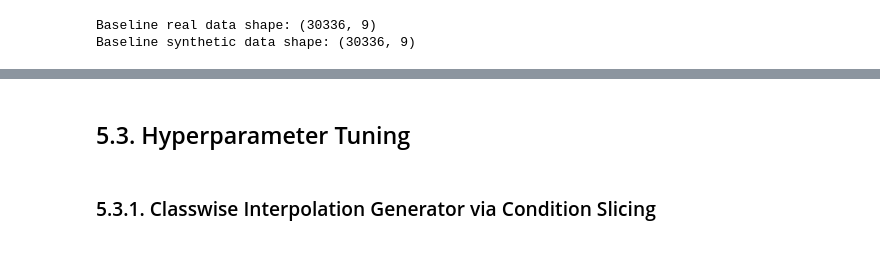
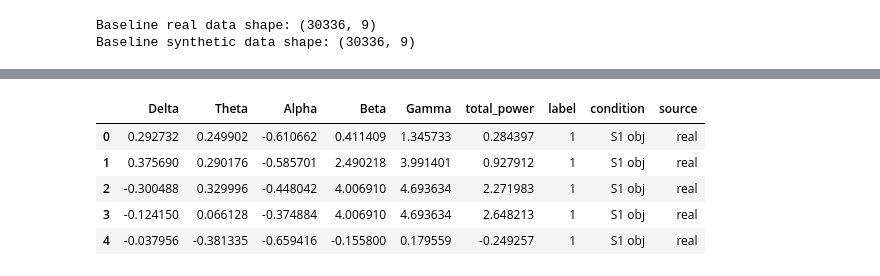
Before and after one commit to ZhaoJackson/Synthetic_EEG_Generation, a Jupyter notebook: src/phase5_synthetic_modeling.ipynb, the cells around one changed output, grey strips where cells are left out. Drawn from its saved outputs; the diff is of its cells as text; code cells hidden in the pictures.

```diff
--- a/src/phase5_synthetic_modeling.ipynb
+++ b/src/phase5_synthetic_modeling.ipynb
@@ -9,6 +9,7 @@ from pathlib import Path
 from itertools import product
 import json
 import time
+import random
 
 from scipy.stats import ks_2samp, spearmanr
 from scipy.spatial.distance import cdist
@@ -17,19 +18,33 @@ from sklearn.ensemble import RandomForestClassifier
 from sklearn.model_selection import train_test_split
 from sklearn.preprocessing import StandardScaler
 
+import torch
+import torch.nn as nn
+import torch.optim as optim
+from torch.utils.data import DataLoader, TensorDataset
+
 RANDOM_SEED = 42
 np.random.seed(RANDOM_SEED)
+random.seed(RANDOM_SEED)
+torch.manual_seed(RANDOM_SEED)
 
 DATA_DIR = Path("../output/band_extraction")
 SYN_BASE_DIR = Path("../output/synthetic_generation")
-EVAL_BASE_DIR  = Path("../output/model_tuning")
+EVAL_BASE_DIR = Path("../output/model_tuning")
 EVAL_BASE_DIR.mkdir(parents=True, exist_ok=True)
-
-MODEL_KEY  = "interp"
-MODEL_NAME = "Classwise Interpolation"
 
 BAND_COLS = ["Delta", "Theta", "Alpha", "Beta", "Gamma"]
 CANONICAL_CONDITIONS = ["S1", "S2_match", "S2_nomatch"]
+LABEL_COL = "label"
+COND_COL  = "condition"
+SOURCE_COL = "source"
+
+MODEL_INFO = {"interp": "Classwise Interpolation"}
+
+model_key  = "interp"
+model_name = MODEL_INFO[model_key]
+
+interp_dir = SYN_BASE_DIR / model_key
 # %% [markdown]
 ## 5.1. Base real data and baseline best model
 # %% [markdown]
@@ -104,4 +70,0 @@ def canonical_condition(cond: str) -> str:
-# %%
-# Apply mapping
-interp_real["condition_canon"] = interp_real["condition"].apply(canonical_condition)
-interp_syn["condition_canon"]  = interp_syn["condition"].apply(canonical_condition)
@@ -139,4 +70,0 @@ syn_conds_baseline = interp_syn["condition_canon"].to_numpy()
-# %% [markdown]
-## 5.3. Hyperparameter Tuning
-# %% [markdown]
-### 5.3.1. Classwise Interpolation Generator via Condition Slicing
@@ -159,0 +71,9 @@ def get_condition_slice(X, y, conds, target_cond: str):
+# %%
+interp_real.head()
+# %% [output]
+|  | Delta | Theta | Alpha | Beta | Gamma | total_power | label | condition | source |
+| 0 | 0.292732 | 0.249902 | -0.610662 | 0.411409 | 1.345733 | 0.284397 | 1 | S1 obj | real |
+| 1 | 0.375690 | 0.290176 | -0.585701 | 2.490218 | 3.991401 | 0.927912 | 1 | S1 obj | real |
+| 2 | -0.300488 | 0.329996 | -0.448042 | 4.006910 | 4.693634 | 2.271983 | 1 | S1 obj | real |
+| 3 | -0.124150 | 0.066128 | -0.374884 | 4.006910 | 4.693634 | 2.648213 | 1 | S1 obj | real |
+| 4 | -0.037956 | -0.381335 | -0.659416 | -0.155800 | 0.179559 | -0.249257 | 1 | S1 obj | real |
```
Also changed, not shown: parts of 43 cells of this notebook.
